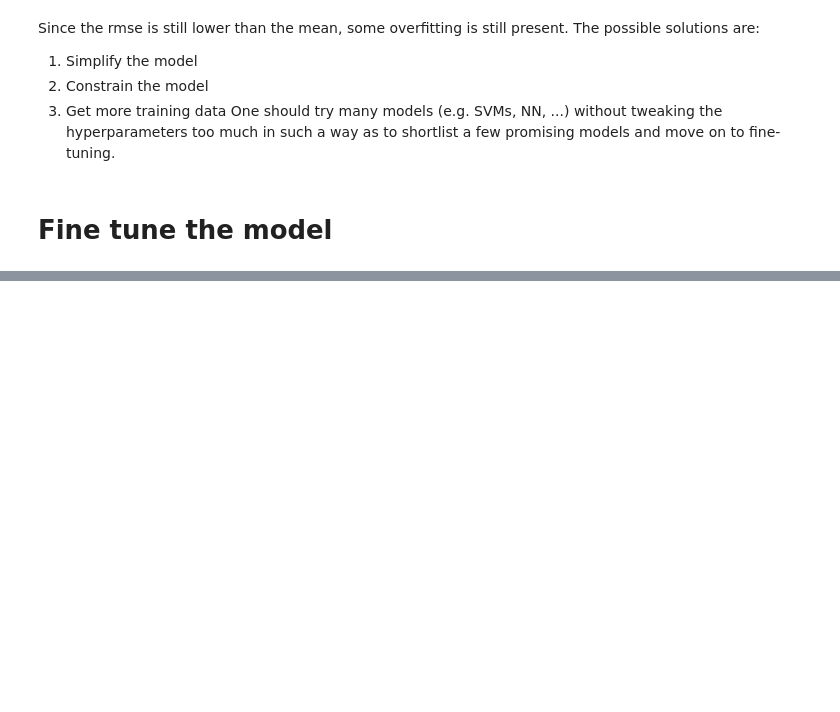
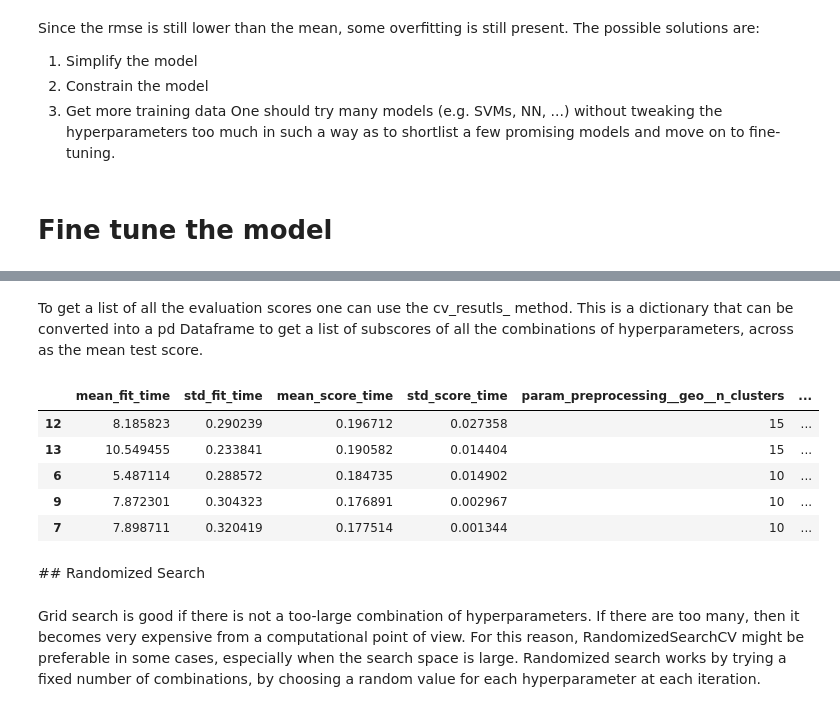
Before and after one commit to FelixPotato2/skills-introduction-to-github, a Jupyter notebook: Predict_district_prices.ipynb, the cells around one changed output, grey strips where cells are left out. Cells and saved outputs as stored; diff of their text form; code cells hidden in the pictures; blank space fills up the shorter version.

```diff
--- a/Predict_district_prices.ipynb
+++ b/Predict_district_prices.ipynb
@@ -1114,0 +1123,15 @@ One should try many models (e.g. SVMs, NN, ...) without tweaking the hyperparame
+# %%
+full_pipeline = Pipeline([
+    ('preprocessing', preprocessing),
+    ('random_forest', RandomForestRegressor(random_state = 42)),
+])
+
+param_grid = [
+    {'preprocessing__geo__n_clusters': [5,8,10],
+     'random_forest__max_features':[4,6,8]},
+    {'preprocessing__geo__n_clusters': [10,15],
+     'random_forest__max_features': [6,8,10]},
+]
+
+grid_search = GridSearchCV(full_pipeline, param_grid, cv = 3, scoring = 'neg_root_mean_squared_error')
+grid_search.fit(housing, housing_labels)
@@ -1114,0 +1184,18 @@ One should try many models (e.g. SVMs, NN, ...) without tweaking the hyperparame
+# %% [markdown]
+To get a list of all the evaluation scores one can use the cv_resutls_ method. This is a dictionary that can be converted into a pd Dataframe to get a list of subscores of all the combinations of hyperparameters, across as the mean test score.
+# %%
+cv_res = pd.DataFrame(grid_search.cv_results_)
+cv_res.sort_values(by = 'mean_test_score', ascending = False, inplace = True)
+# %%
+cv_res.head()
+# %% [output]
+|  | mean_fit_time | std_fit_time | mean_score_time | std_score_time | param_preprocessing__geo__n_clusters | ... |
+| 12 | 8.185823 | 0.290239 | 0.196712 | 0.027358 | 15 | ... |
+| 13 | 10.549455 | 0.233841 | 0.190582 | 0.014404 | 15 | ... |
+| 6 | 5.487114 | 0.288572 | 0.184735 | 0.014902 | 10 | ... |
+| 9 | 7.872301 | 0.304323 | 0.176891 | 0.002967 | 10 | ... |
+| 7 | 7.898711 | 0.320419 | 0.177514 | 0.001344 | 10 | ... |
+# %% [markdown]
+## Randomized Search
+# %% [markdown]
+Grid search is good if there is not a too-large combination of hyperparameters. If there are too many, then it becomes very expensive from a computational point of view. For this reason, RandomizedSearchCV might be preferable in some cases, especially when the search space is large. Randomized search works by trying a fixed number of combinations, by choosing a random value for each hyperparameter at each iteration.
```
Also changed, not shown: parts of 31 cells of this notebook.
